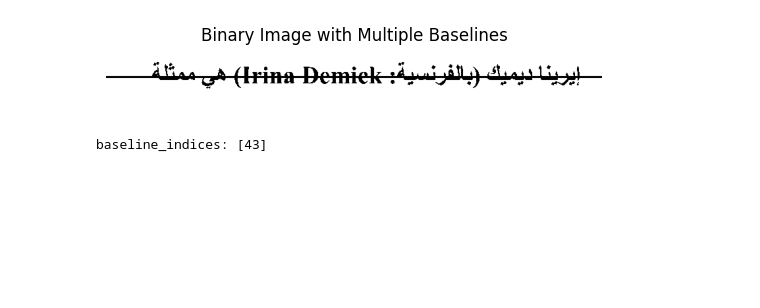
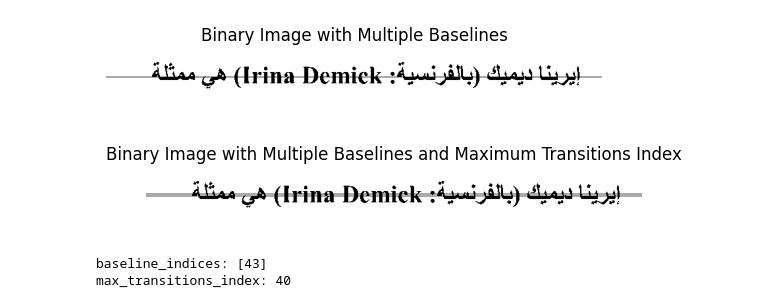
Before and after one commit to ahmedr2001/Arabic-Font-Classification, a Jupyter notebook: test.ipynb, the cells around one changed output. Saved outputs shown, nothing was run; the diff lists cells and outputs as text; code cells hidden in the pictures; blank space fills up the shorter version.

Commit message:
implemented find_max_transitions function

```diff
--- a/test.ipynb
+++ b/test.ipynb
@@ -92,63 +92,76 @@ def draw_baselines(image, baseline_indices):
   image_copy = image.copy()
   colors = [(0, 0, 255), (0, 255, 0), (255, 0, 0)]  # Define different colors for multiple baselines (optional)
   for i, baseline_index in enumerate(baseline_indices):
-    cv2.line(image_copy, (0, baseline_index), (image.shape[1], baseline_index), colors[i % len(colors)], 2)  # Draw lines with color cycling
+    cv2.line(image_copy, (0, baseline_index), (image.shape[1], baseline_index), colors[i % len(colors)])  # Draw lines with color cycling
   return image_copy
 # %%
-def find_max_transitions(image, baseline_indices):
+def find_max_transitions(image, baseline_index):
+    # Otsu's thresholding if needed
+    image = pp.otsu_thresholding(image)
     max_transitions = 0
-    max_transitions_indices = []  # Store all indices with maximum transitions
+    max_transitions_index = baseline_index
 
-    for baseline_index in baseline_indices:
-        i = baseline_index
-        height = len(image)
-        while i < height:
-            current_transitions = 0
-            flag = False  # Flag to track if we are counting transitions
-            j = 0
-            width = len(image[0])
+    i = baseline_index
+    while i >= 0:
+        current_transitions = 0
+        flag = False  # Flag to track if we are counting transitions
+        width = len(image[0])
+        j = width - 1
+        while j >= 0:
+            if image[i][j] == 255 and not flag:
+                current_transitions += 1
+                flag = True
+            elif image[i][j] != 255 and flag:
+                flag = False
+            j -= 1
 
-            while j < width:
-                if image[i][j] == 1 and not flag:
-                    current_transitions += 1
-                    flag = True
-                elif image[i][j] != 1 and flag:
-                    flag = False
-                j += 1
+        if current_transitions >= max_transitions:
+            max_transitions = current_transitions
+            max_transitions_index = i
+        i -= 1
 
-            if current_transitions > max_transitions:
-                max_transitions = current_transitions
-                max_transitions_indices = [i]
-            elif current_transitions == max_transitions:
-                max_transitions_indices.append(i)
+    return max_transitions_index
 
-            i += 1
-
-    return max_transitions_indices
+def draw_max_transitions(image, max_transitions_index):
+    image_copy = image.copy()
+    cv2.line(image_copy, (0, max_transitions_index), (image.shape[1], max_transitions_index), (0, 0, 255))
+    return image_copy
 
 
 
 # Example usage (replace 'path/to/your/image.png' with your actual image path)
 line_image = cv2.imread('marhey-776.jpg', cv2.IMREAD_GRAYSCALE)
 thresh, binary_image = cv2.threshold(line_image, 127, 255, cv2.THRESH_BINARY)  # Binarize image
 
 # Detect multiple baselines
 baseline_indices, projection = detect_baselines(binary_image)
 # Draw baselines on image
 image_with_baselines = draw_baselines(binary_image, baseline_indices)
-
-# max_transitions_indices = find_max_transitions(binary_image, baseline_indices)
+# Detect maximum transitions index
+max_transitions_index = find_max_transitions(binary_image, baseline_indices[0])
+# Draw maximum transitions index on image
+image_with_max_transitions = image_with_baselines.copy()
+image_with_max_transitions = draw_max_transitions(image_with_max_transitions, max_transitions_index)
 
 # Display the image with multiple baselines (consider using subplots for projection)
 plt.imshow(image_with_baselines, cmap='gray')
 plt.title('Binary Image with Multiple Baselines')
 plt.axis('off')
 plt.show()
 
+# Display the image with multiple baselines and maximum transitions index
+plt.imshow(image_with_max_transitions, cmap='gray')
+plt.title('Binary Image with Multiple Baselines and Maximum Transitions Index')
+plt.axis('off')
+plt.show()
+
 print("baseline_indices:", baseline_indices)
+print("max_transitions_index:", max_transitions_index)
 # %% [output]
-[figure, old version]
+[figure, new version]
+[figure, added]
 baseline_indices: [43]
+max_transitions_index: 40
 # %%
 import numpy as np
 from skimage.transform import hough_line, hough_line_peaks
```
